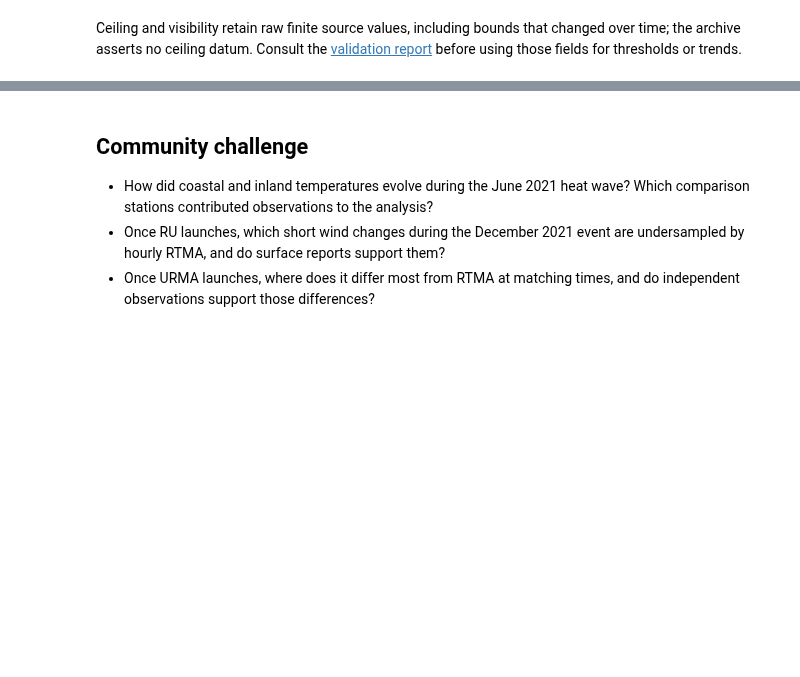
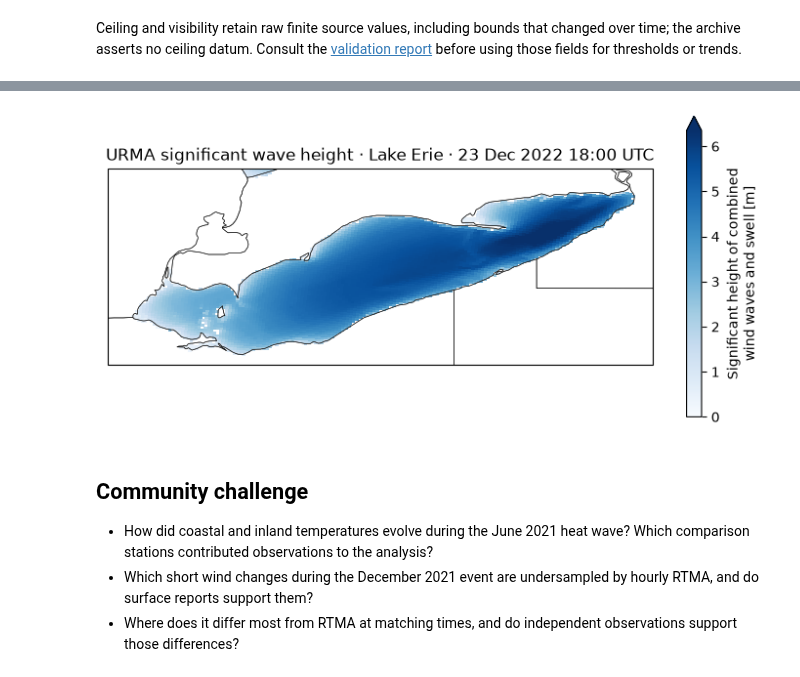
Before and after one commit to dynamical-org/notebooks, a Jupyter notebook: noaa-rtma-family.ipynb, the cells around one changed output, grey strips where cells are left out. Drawn from its saved outputs; the diff is of its cells as text; code cells hidden in the pictures; blank space fills up the shorter version.

```diff
--- a/noaa-rtma-family.ipynb
+++ b/noaa-rtma-family.ipynb
@@ -153,0 +204,3 @@ The [15 December 2021 Plains wind event](https://www.weather.gov/ict/event_2021D
+# %%
+urma = dynamical_catalog.open("noaa-urma-analysis-virtual", chunks=None)
+urma
@@ -154,6 +225,31 @@ The [15 December 2021 Plains wind event](https://www.weather.gov/ict/event_2021D
+# %%
+waves = (
+    urma["significant_wave_height_surface"]
+    .sel(time="2022-12-23T18:00")
+    .rio.clip_box(-83.7, 41.3, -78.7, 43.1, crs="EPSG:4326")
+    .load()
+)
+
+fig, ax = plt.subplots(figsize=(9, 4), subplot_kw={"projection": ccrs.PlateCarree()})
+waves.plot(
+    x="longitude",
+    y="latitude",
+    ax=ax,
+    transform=ccrs.PlateCarree(),
+    cmap="Blues",
+    vmin=0,
+    robust=True,
+    center=False,
+)
+ax.add_feature(cfeature.LAKES, facecolor="none", edgecolor="0.4", linewidth=0.5)
+ax.add_feature(cfeature.STATES, linewidth=0.4)
+ax.set_extent([-83.7, -78.7, 41.3, 43.1], crs=ccrs.PlateCarree())
+ax.set_title("URMA significant wave height · Lake Erie · 23 Dec 2022 18:00 UTC");
+# %% [output]
+[figure, added]
 # %% [markdown]
 ## Community challenge
 
 - How did coastal and inland temperatures evolve during the June 2021 heat wave? Which comparison stations contributed observations to the analysis?
-- Once RU launches, which short wind changes during the December 2021 event are undersampled by hourly RTMA, and do surface reports support them?
-- Once URMA launches, where does it differ most from RTMA at matching times, and do independent observations support those differences?
+- Which short wind changes during the December 2021 event are undersampled by hourly RTMA, and do surface reports support them?
+- Where does it differ most from RTMA at matching times, and do independent observations support those differences?
```
Also changed, not shown: parts of 8 cells of this notebook.
